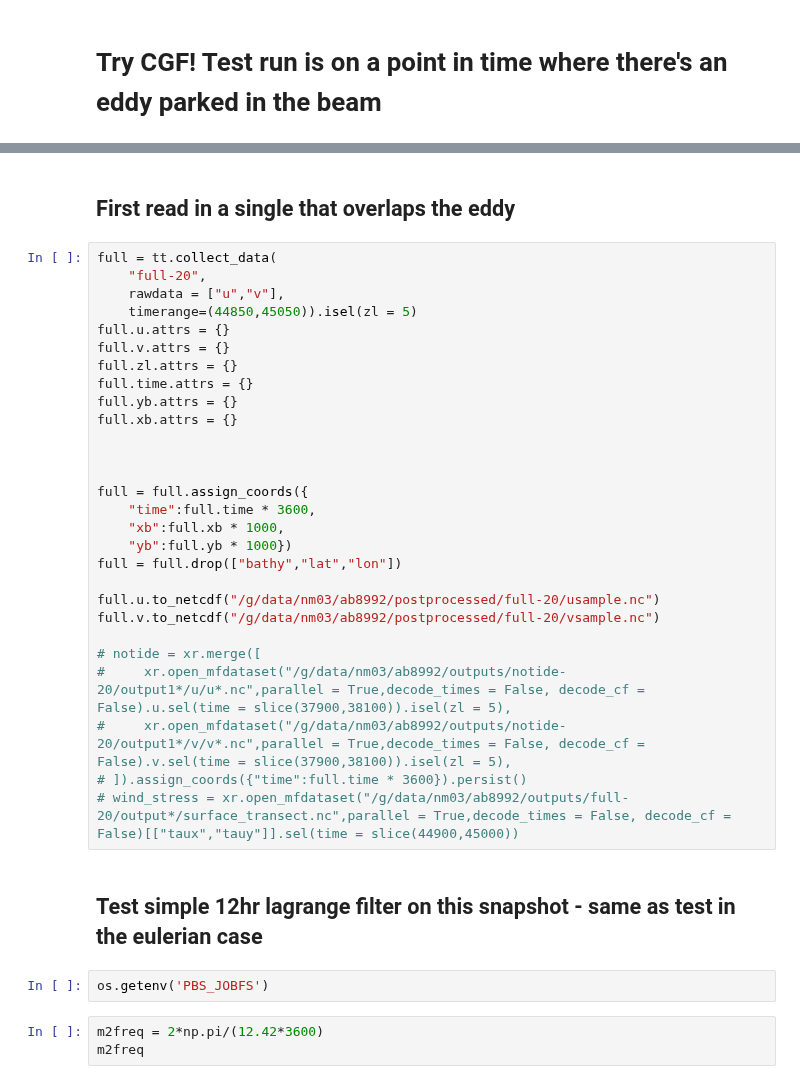
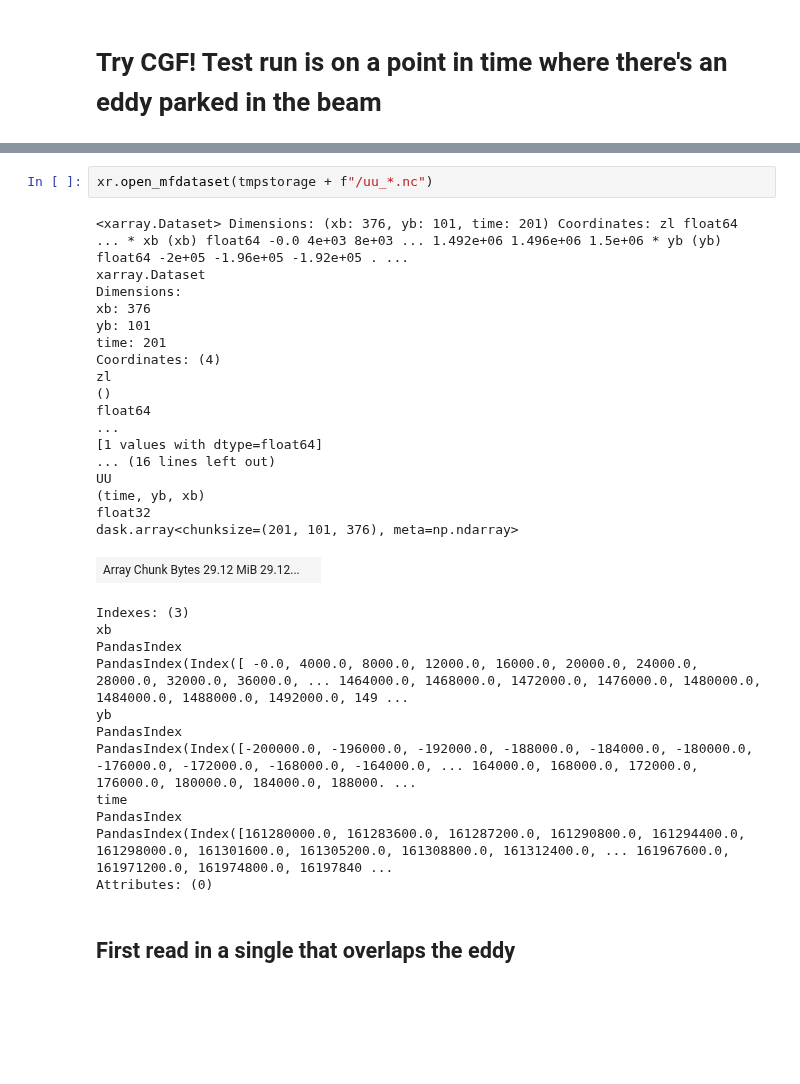
Before and after one commit to ashjbarnes/tasman-tides, a Jupyter notebook: notebooks/analysis/Lagrange Filter CGF testrun.ipynb, the cells around one changed output, grey strips where cells are left out. Cells and saved outputs as stored; diff of their text form; blank space fills up the shorter version.

```diff
--- a/notebooks/analysis/Lagrange Filter CGF testrun.ipynb
+++ b/notebooks/analysis/Lagrange Filter CGF testrun.ipynb
@@ -84,37 +80,34 @@ def cross_scale_transfer(data,cutoff):
+# %%
+xr.open_mfdataset(tmpstorage + f"/uu_*.nc")
+# %% [output]
+<xarray.Dataset> Dimensions: (xb: 376, yb: 101, time: 201) Coordinates: zl float64 ... * xb (xb) float64 -0.0 4e+03 8e+03 ... 1.492e+06 1.496e+06 1.5e+06 * yb (yb) float64 -2e+05 -1.96e+05 -1.92e+05 . ...
+xarray.Dataset
+Dimensions:
+xb: 376
+yb: 101
+time: 201
+Coordinates: (4)
+zl
+()
+float64
+...
+[1 values with dtype=float64]
+... (16 lines left out)
+UU
+(time, yb, xb)
+float32
+dask.array<chunksize=(201, 101, 376), meta=np.ndarray>
+| Array Chunk Bytes 29.12 MiB 29.12... |  |
+Indexes: (3)
+xb
+PandasIndex
+PandasIndex(Index([ -0.0, 4000.0, 8000.0, 12000.0, 16000.0, 20000.0, 24000.0, 28000.0, 32000.0, 36000.0, ... 1464000.0, 1468000.0, 1472000.0, 1476000.0, 1480000.0, 1484000.0, 1488000.0, 1492000.0, 149 ...
+yb
+PandasIndex
+PandasIndex(Index([-200000.0, -196000.0, -192000.0, -188000.0, -184000.0, -180000.0, -176000.0, -172000.0, -168000.0, -164000.0, ... 164000.0, 168000.0, 172000.0, 176000.0, 180000.0, 184000.0, 188000. ...
+time
+PandasIndex
+PandasIndex(Index([161280000.0, 161283600.0, 161287200.0, 161290800.0, 161294400.0, 161298000.0, 161301600.0, 161305200.0, 161308800.0, 161312400.0, ... 161967600.0, 161971200.0, 161974800.0, 16197840 ...
+Attributes: (0)
 # %% [markdown]
 ## First read in a single that overlaps the eddy
-# %%
-full = tt.collect_data(
-    "full-20",
-    rawdata = ["u","v"],
-    timerange=(44850,45050)).isel(zl = 5)
-full.u.attrs = {}
-full.v.attrs = {}
-full.zl.attrs = {}
-full.time.attrs = {}
-full.yb.attrs = {}
-full.xb.attrs = {}
-
-
-
-full = full.assign_coords({
-    "time":full.time * 3600,
-    "xb":full.xb * 1000,
-    "yb":full.yb * 1000})
-full = full.drop(["bathy","lat","lon"])
-
-full.u.to_netcdf("/g/data/nm03/ab8992/postprocessed/full-20/usample.nc")
-full.v.to_netcdf("/g/data/nm03/ab8992/postprocessed/full-20/vsample.nc")
-
-# notide = xr.merge([
-#     xr.open_mfdataset("/g/data/nm03/ab8992/outputs/notide-20/output1*/u/u*.nc",parallel = True,decode_times = False, decode_cf = False).u.sel(time = slice(37900,38100)).isel(zl = 5),
-#     xr.open_mfdataset("/g/data/nm03/ab8992/outputs/notide-20/output1*/v/v*.nc",parallel = True,decode_times = False, decode_cf = False).v.sel(time = slice(37900,38100)).isel(zl = 5),
-# ]).assign_coords({"time":full.time * 3600}).persist()
-# wind_stress = xr.open_mfdataset("/g/data/nm03/ab8992/outputs/full-20/output*/surface_transect.nc",parallel = True,decode_times = False, decode_cf = False)[["taux","tauy"]].sel(time = slice(44900,45000))
-# %% [markdown]
-## Test simple 12hr lagrange filter on this snapshot - same as test in the eulerian case
-# %%
-os.getenv('PBS_JOBFS')
-# %%
-m2freq = 2*np.pi/(12.42*3600)
-m2freq
```
Also changed, not shown: parts of 12 cells of this notebook, 7 other files.
